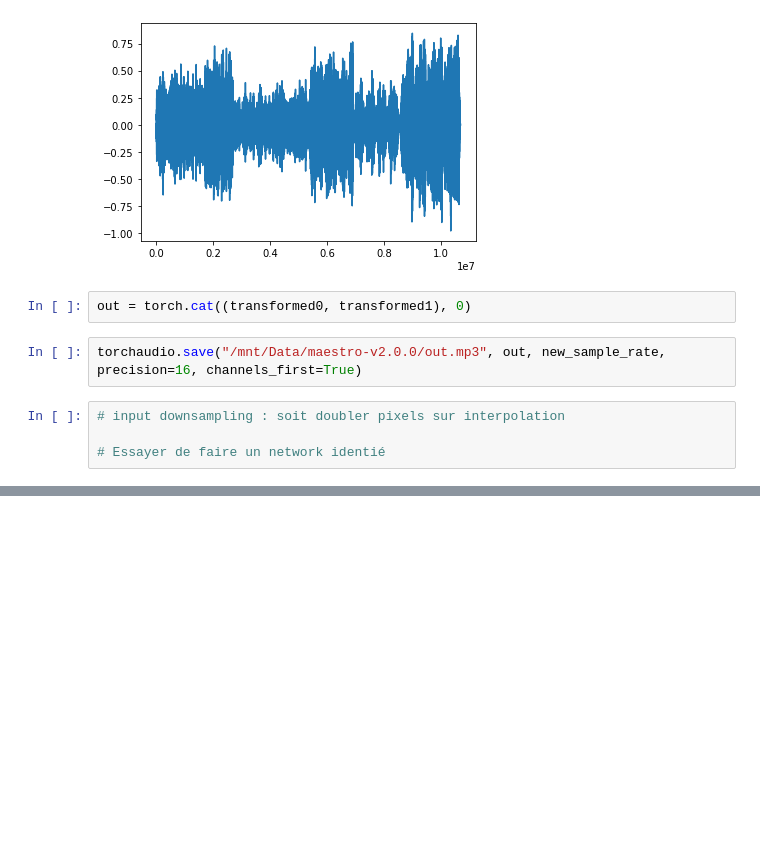
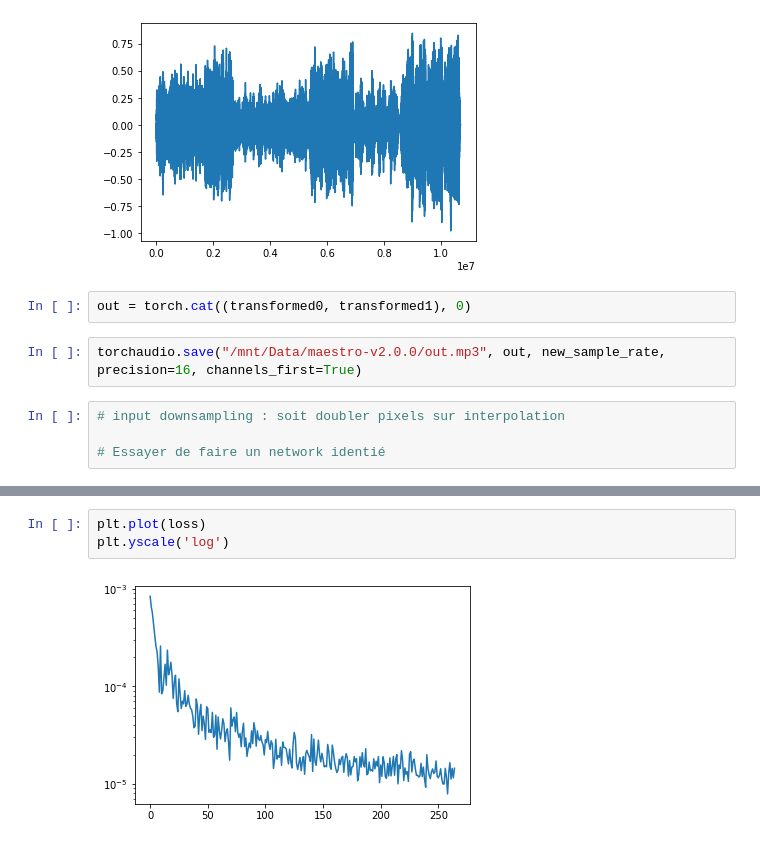
Before and after one commit to Billotais/Denoising-with-Generative-Models, a Jupyter notebook: notes.ipynb, the cells around one changed output, grey strips where cells are left out. Cells and saved outputs as stored; diff of their text form; blank space fills up the shorter version.

```diff
--- a/notes.ipynb
+++ b/notes.ipynb
@@ -419,0 +422,5 @@ torchaudio.save("/mnt/Data/maestro-v2.0.0/out.mp3", out, new_sample_rate, precis
+# %%
+plt.plot(loss)
+plt.yscale('log')
+# %% [output]
+[figure, added]
```
Also changed, not shown: parts of 1 cell of this notebook, 6 other files.
